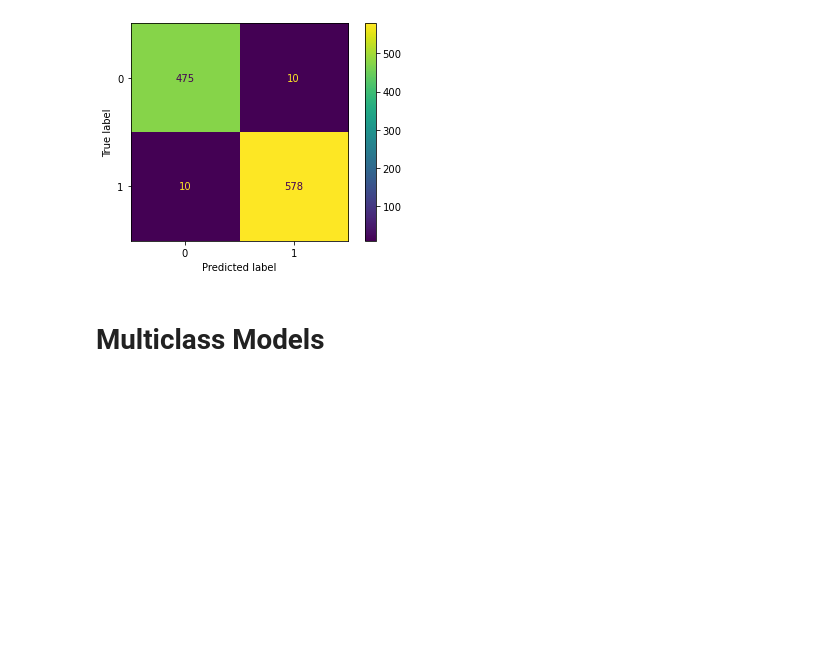
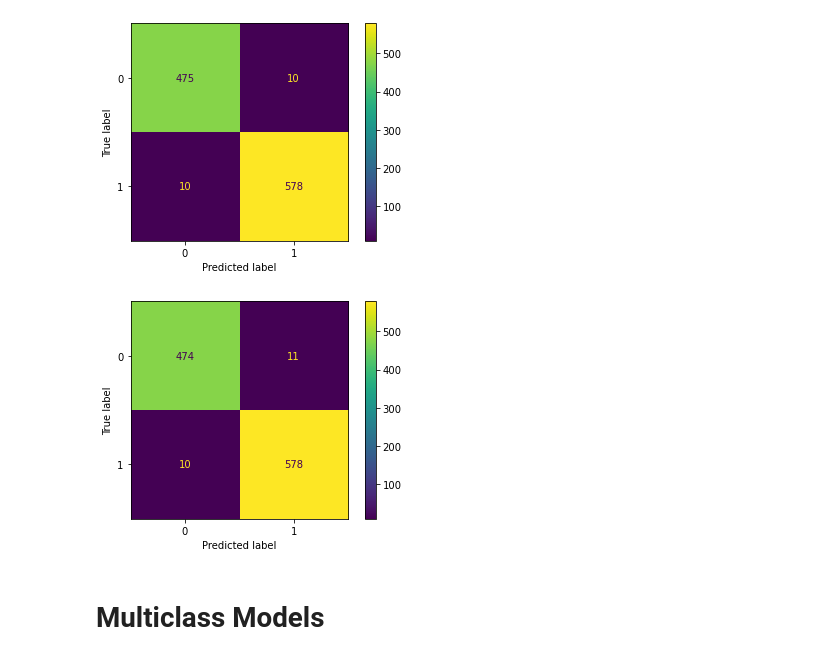
Before and after one commit to JoshuaGottlieb/Exoplanet-Classification, a Jupyter notebook: notebooks/Modeling.ipynb, the cells around one changed output. Drawn from its saved outputs; the diff is of its cells as text; code cells hidden in the pictures; blank space fills up the shorter version.

Commit message:
Tested recall scoring on xgboost for binary and multi-class models.

```diff
--- a/notebooks/Modeling.ipynb
+++ b/notebooks/Modeling.ipynb
@@ -302,3 +302,18 @@ xgboost = run_model(X_train_binary, X_test_binary, y_train_binary, y_test_binary
 # %%
 with open('../data/models/binary_xgboost.pickle', 'wb') as f:
     pickle.dump(xgboost, f)
+# %%
+params = [
+    {
+        'clf': (XGBClassifier(random_state = 42),),
+        'clf__n_estimators': [1000],
+        'clf__max_depth': [9, 12, None],
+#         'rsm': samplers
+    }
+]
+
+xgboost_class_0_recall = run_model(X_train_binary, X_test_binary, y_train_binary, y_test_binary,
+                                   grid_search = True, grid_params = params,
+                                   scoring = make_scorer(class_k_recall, k = 0), cv = 5, plot_confusion = True)
+# %% [output]
+[figure, added]
```
Also changed, not shown: parts of 3 cells of this notebook, 2 other files.
